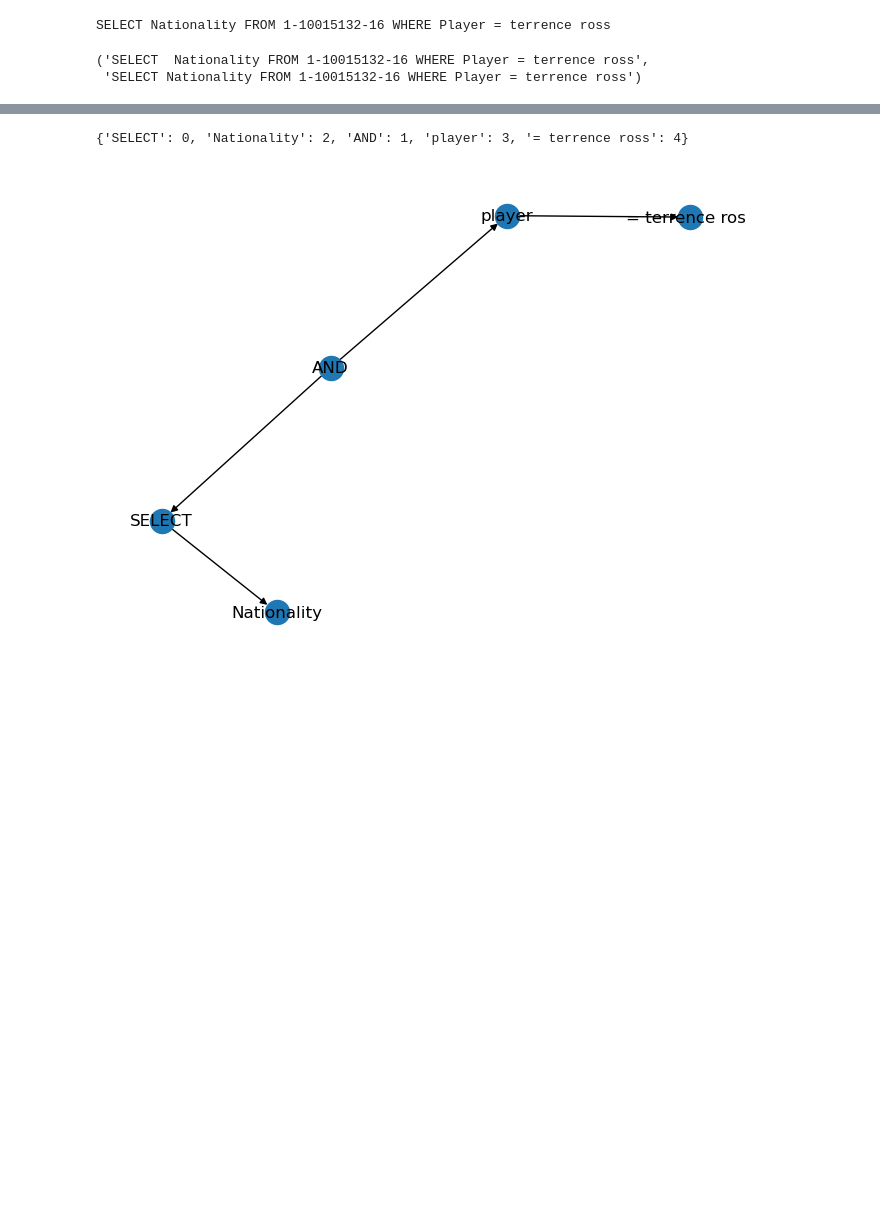
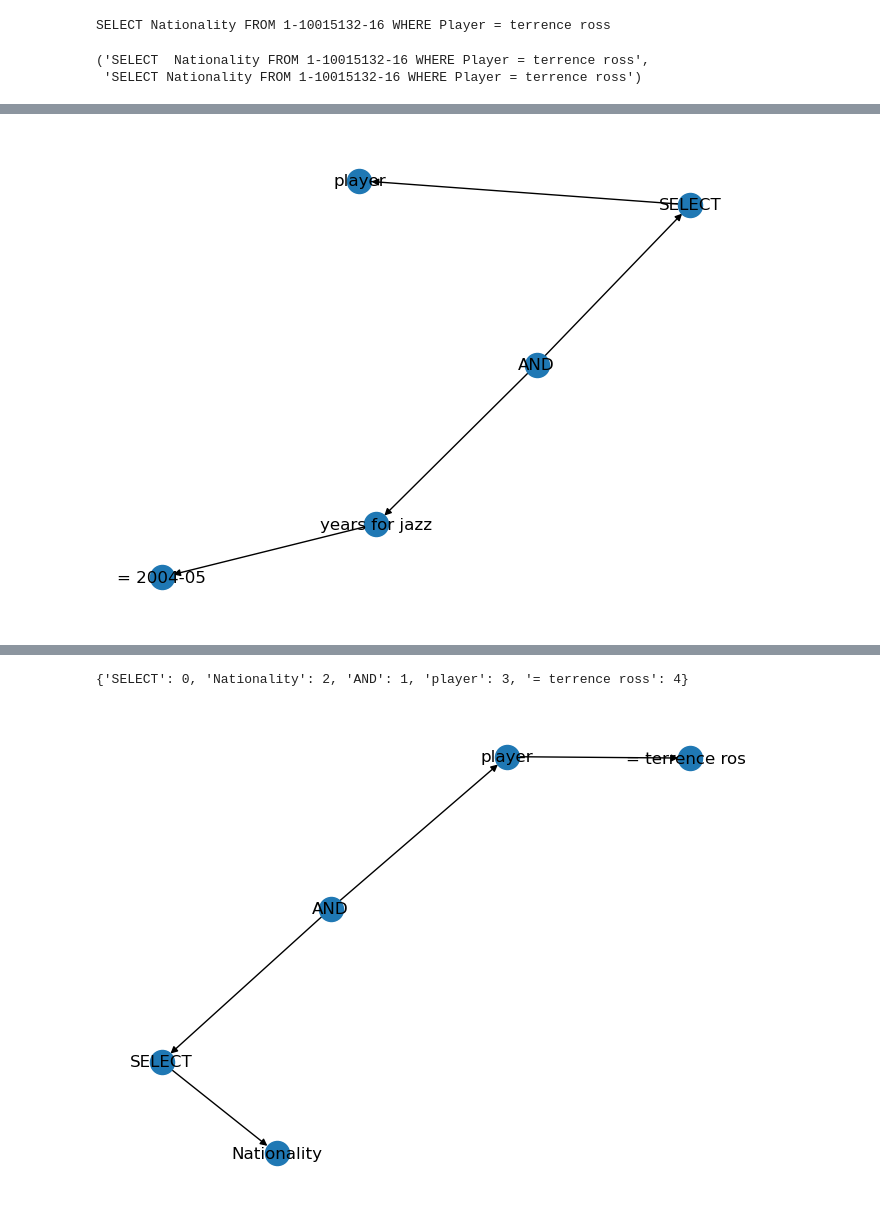
Before and after one commit to andompesta/astra-zeneca, a Jupyter notebook: preprocessing.ipynb, the cells around one changed output, grey strips where cells are left out. Drawn from its saved outputs; the diff is of its cells as text; code cells hidden in the pictures; blank space fills up the shorter version.

```diff
--- a/preprocessing.ipynb
+++ b/preprocessing.ipynb
@@ -221,0 +520,5 @@ node_name_2_node_id
+# %%
+nx.draw(gs[1006], with_labels=True)
+plt.show()
+# %% [output]
+[figure, added]
```
Also changed, not shown: parts of 26 cells of this notebook.
